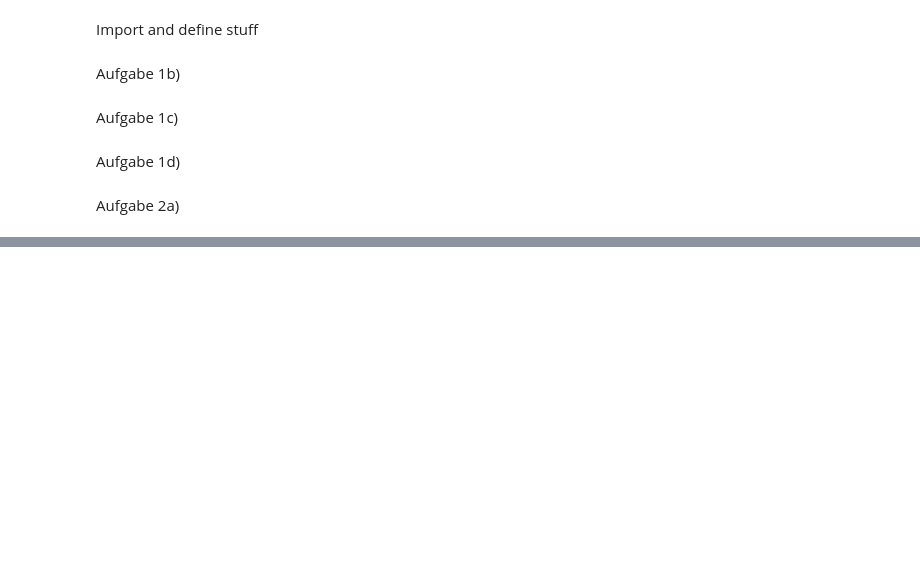
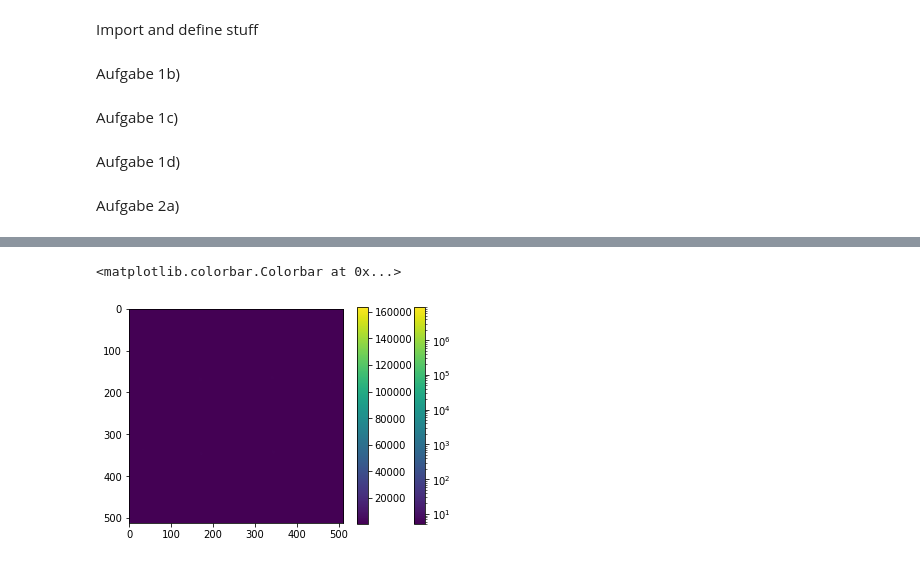
Before and after one commit to dichterbaer/SysBV, a Jupyter notebook: aufgabe3.ipynb, the cells around one changed output, grey strips where cells are left out. Saved outputs shown, nothing was run; the diff lists cells and outputs as text; code cells hidden in the pictures; blank space fills up the shorter version.

```diff
--- a/aufgabe3.ipynb
+++ b/aufgabe3.ipynb
@@ -3,12 +3,25 @@ Import and define stuff
 # %%
 import numpy as np
 import cv2
+import pandas as pd
+import matplotlib.pyplot as plt
+from scipy import fftpack
 
 def create_cos(N, alpha, beta, gamma):
     x = np.linspace(0, 1, N+1)
     x = x[:-2]
     X, Y = np.meshgrid(x, x)
     return np.cos(2*np.pi*(X*alpha + Y*beta + gamma))
+
+
+def gkern(l=5, sig=1.):
+    """\
+    creates gaussian kernel with side length `l` and a sigma of `sig`
+    """
+    ax = np.linspace(-(l - 1) / 2., (l - 1) / 2., l)
+    gauss = np.exp(-0.5 * np.square(ax) / np.square(sig))
+    kernel = np.outer(gauss, gauss)
+    return kernel / np.sum(kernel)
 # %% [markdown]
 Aufgabe 1b)
 # %%
@@ -60,0 +99,17 @@ cv2.destroyAllWindows()
+# %%
+img_fft_gauss = img_fft.copy()
+gkernel5 = gkern(5, 1)
+gkernel121 = gkern(121, 1)
+x = np.real(img_fft_gauss)
+img_fft_gauss = cv2.filter2D(x, -1, gkernel5)
+img_fft_gauss2 = cv2.filter2D(x, -1, gkernel121)
+image_diff = cv2.absdiff(img_fft_gauss, img_fft_gauss2)
+# img_fft_gauss = np.convolve(x, gkernel, mode='valid')
+
+plt.imshow(np.abs(img_fft_gauss), norm=LogNorm(vmin=5))
+plt.colorbar()
+plt.imshow(image_diff)
+plt.colorbar()
+# %% [output]
+<matplotlib.colorbar.Colorbar at 0x...>
+[figure, added]
```
Also changed, not shown: parts of 6 cells of this notebook.
